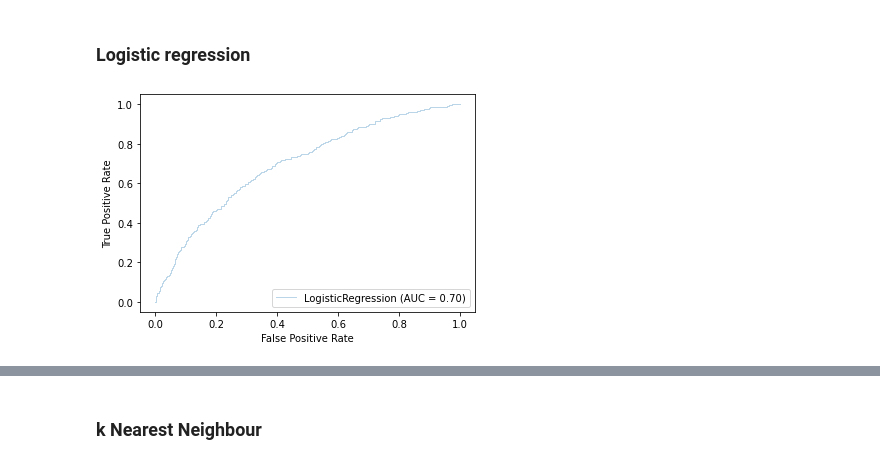
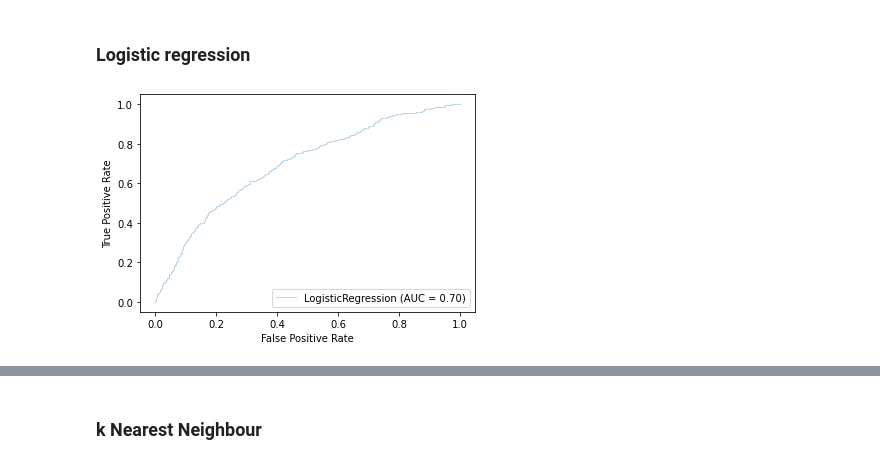
Before and after one commit to CS-433/cs-433-project-2-cough_classifier, a Jupyter notebook: src/notebooks/Models_+_Feature_Engineering_with_expert_features.ipynb, the cells around one changed output, grey strips where cells are left out. Cells and saved outputs as stored; diff of their text form; code cells hidden in the pictures.

```diff
--- a/src/notebooks/Models_+_Feature_Engineering_with_expert_features.ipynb
+++ b/src/notebooks/Models_+_Feature_Engineering_with_expert_features.ipynb
@@ -206,14 +280,12 @@ pd.concat([coarse_results, fine_results['AUC (mean)'], no_results['AUC (mean)']]
 ### Logistic regression
 # %%
 logistic = LogisticRegression()
-logistic.fit(no_data_X_tr, no_labels_y_tr)
+logistic.fit(X_no, no_labels.Label)
 
 fig, ax = plt.subplots()
-plot_roc_curve(logistic, no_data_X_tr, no_labels_y_tr,
+plot_roc_curve(logistic, X_no, no_labels,
                          alpha=0.3, lw=1, ax=ax)
 
-roc_auc_score()
-
 plt.show()
 # %% [output]
-[figure, old version]
+[figure, new version]
```
Also changed, not shown: parts of 17 cells of this notebook, 1 other file.
